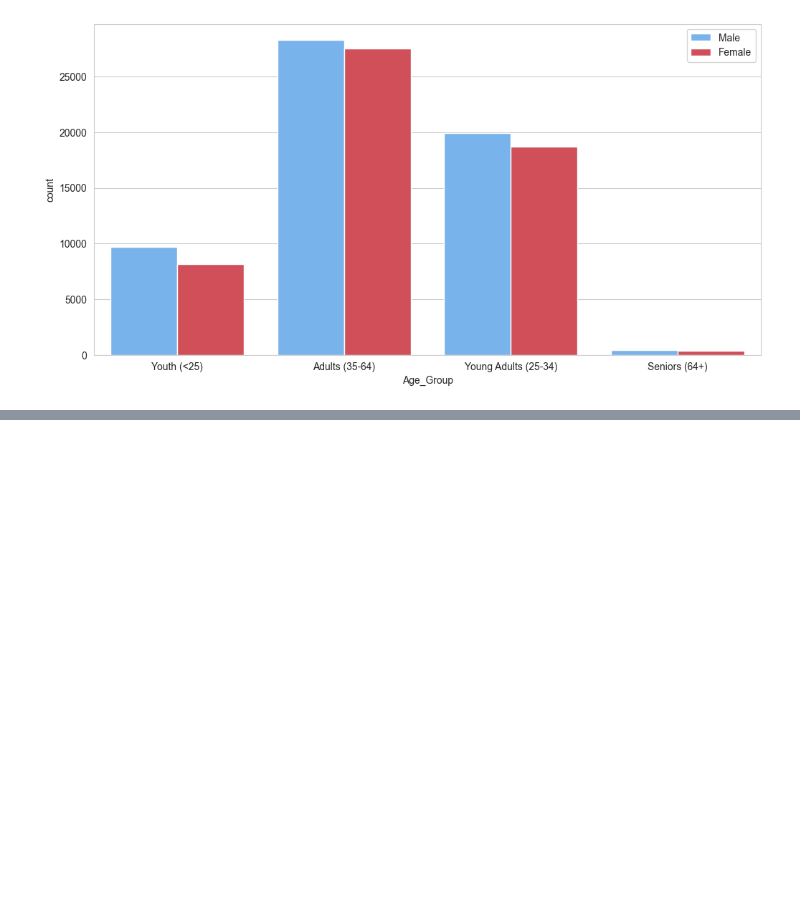
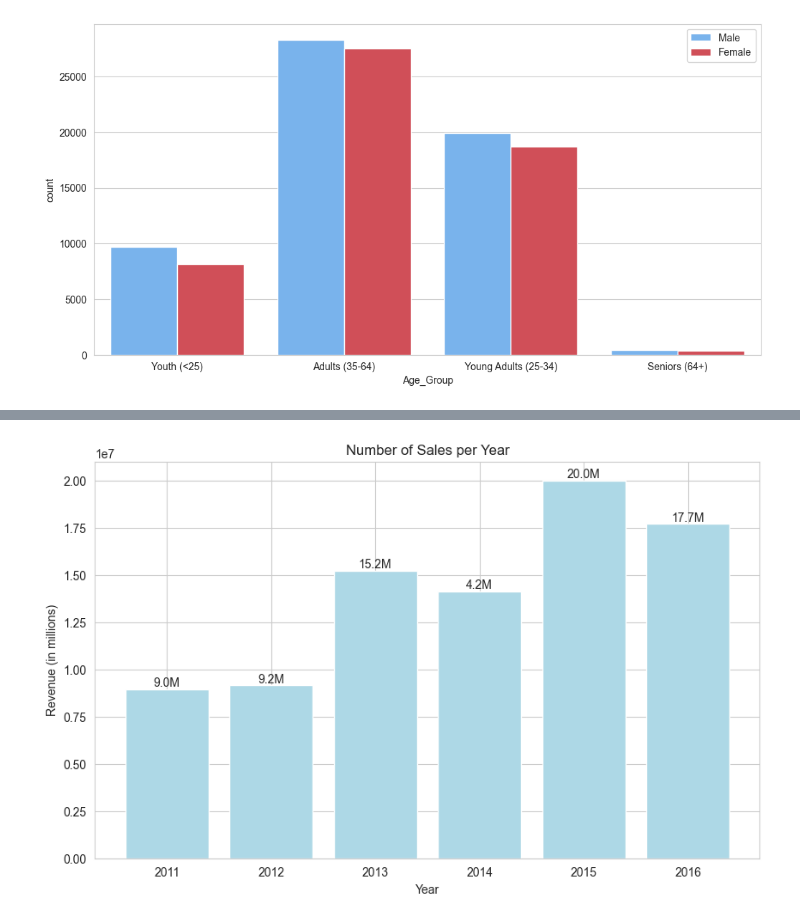
Before and after one commit to abneribeiro/Machine-Learning-Projects, a Jupyter notebook: project1_europe_bikes/dt.ipynb, the cells around one changed output, grey strips where cells are left out. Drawn from its saved outputs; the diff is of its cells as text; code cells hidden in the pictures; blank space fills up the shorter version.

```diff
--- a/project1_europe_bikes/dt.ipynb
+++ b/project1_europe_bikes/dt.ipynb
@@ -109,0 +123,21 @@ plt.show()
+# %%
+# Data
+revenue = [9.0, 9.2, 15.2, 4.2, 20.0, 17.7]
+
+# Creating the bar chart
+plt.figure(figsize=(10, 6))
+bars = plt.bar(df_by_year['Year'], df_by_year['Revenue'], color='lightblue')
+
+# Adding the data values on top of each bar
+for i, bar in enumerate(bars):
+    plt.text(bar.get_x() + bar.get_width() / 2, bar.get_height() + 0.5, f'{revenue[i]}M', ha='center', va='bottom')
+
+# Setting labels and title
+plt.xlabel('Year')
+plt.ylabel('Revenue (in millions)')
+plt.title('Number of Sales per Year')
+
+# Displaying the chart
+plt.show()
+# %% [output]
+[figure, added]
```
Also changed, not shown: parts of 12 cells of this notebook, 6 other files.
